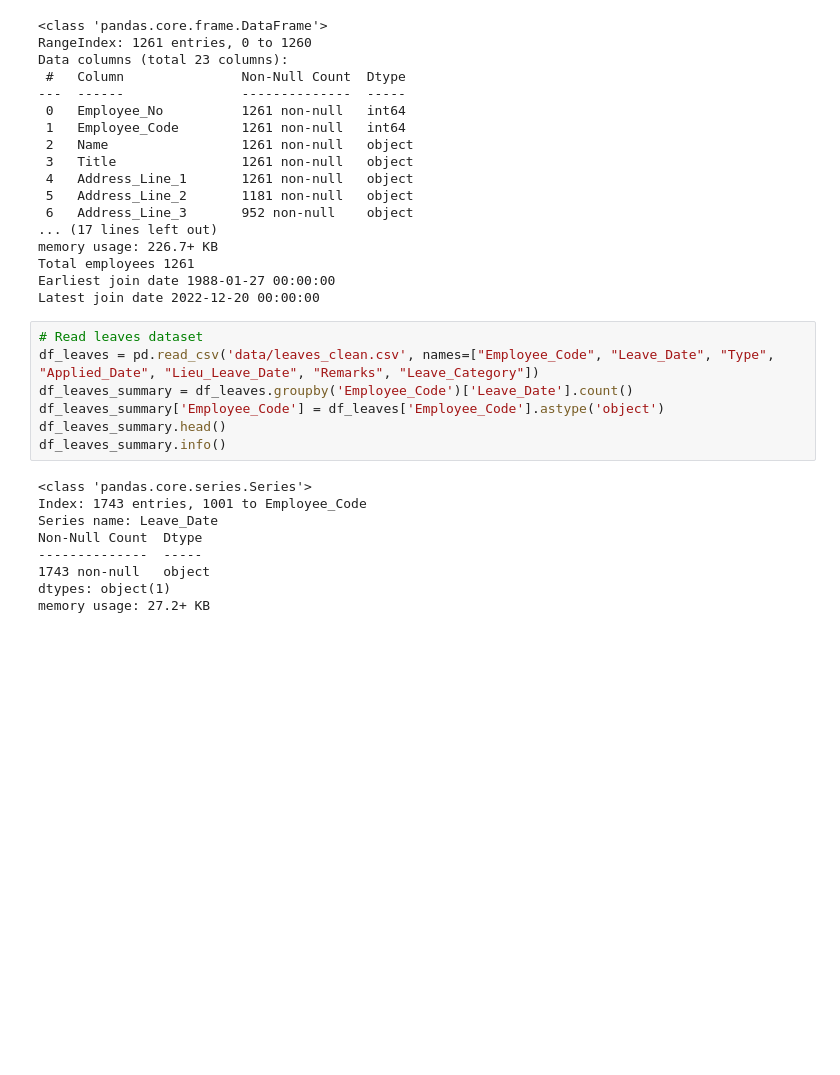
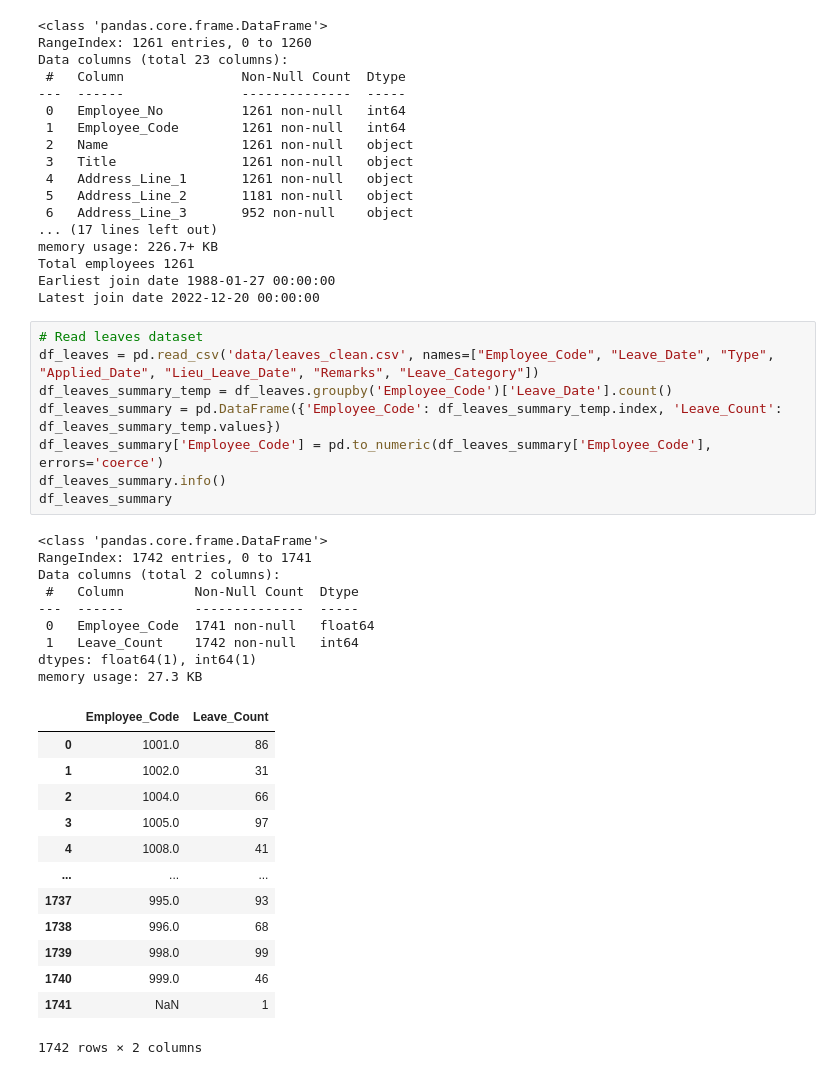
Before and after one commit to pcperera/attrition, a Jupyter notebook: descriptive-employee.ipynb, the cells around one changed output. Cells and saved outputs as stored; diff of their text form; blank space fills up the shorter version.

```diff
--- a/descriptive-employee.ipynb
+++ b/descriptive-employee.ipynb
@@ -30,19 +30,34 @@ Latest join date 2022-12-20 00:00:00
 # %%
 # Read leaves dataset
 df_leaves = pd.read_csv('data/leaves_clean.csv', names=["Employee_Code", "Leave_Date", "Type", "Applied_Date", "Lieu_Leave_Date", "Remarks", "Leave_Category"])
-df_leaves_summary = df_leaves.groupby('Employee_Code')['Leave_Date'].count()
-df_leaves_summary['Employee_Code'] = df_leaves['Employee_Code'].astype('object')
-df_leaves_summary.head()
+df_leaves_summary_temp = df_leaves.groupby('Employee_Code')['Leave_Date'].count()
+df_leaves_summary = pd.DataFrame({'Employee_Code': df_leaves_summary_temp.index, 'Leave_Count':  df_leaves_summary_temp.values})
+df_leaves_summary['Employee_Code'] = pd.to_numeric(df_leaves_summary['Employee_Code'], errors='coerce')
 df_leaves_summary.info()
+df_leaves_summary
 # %% [output]
-<class 'pandas.core.series.Series'>
-Index: 1743 entries, 1001 to Employee_Code
-Series name: Leave_Date
-Non-Null Count  Dtype
---------------  -----
-1743 non-null   object
-dtypes: object(1)
-memory usage: 27.2+ KB
+<class 'pandas.core.frame.DataFrame'>
+RangeIndex: 1742 entries, 0 to 1741
+Data columns (total 2 columns):
+ #   Column         Non-Null Count  Dtype
+---  ------         --------------  -----
+ 0   Employee_Code  1741 non-null   float64
+ 1   Leave_Count    1742 non-null   int64
+dtypes: float64(1), int64(1)
+memory usage: 27.3 KB
+|  | Employee_Code | Leave_Count |
+| 0 | 1001.0 | 86 |
+| 1 | 1002.0 | 31 |
+| 2 | 1004.0 | 66 |
+| 3 | 1005.0 | 97 |
+| 4 | 1008.0 | 41 |
+| ... | ... | ... |
+| 1737 | 995.0 | 93 |
+| 1738 | 996.0 | 68 |
+| 1739 | 998.0 | 99 |
+| 1740 | 999.0 | 46 |
+| 1741 | NaN | 1 |
+1742 rows × 2 columns
 # %%
 # Group two datasets
 
```
Also changed, not shown: parts of 6 cells of this notebook.
